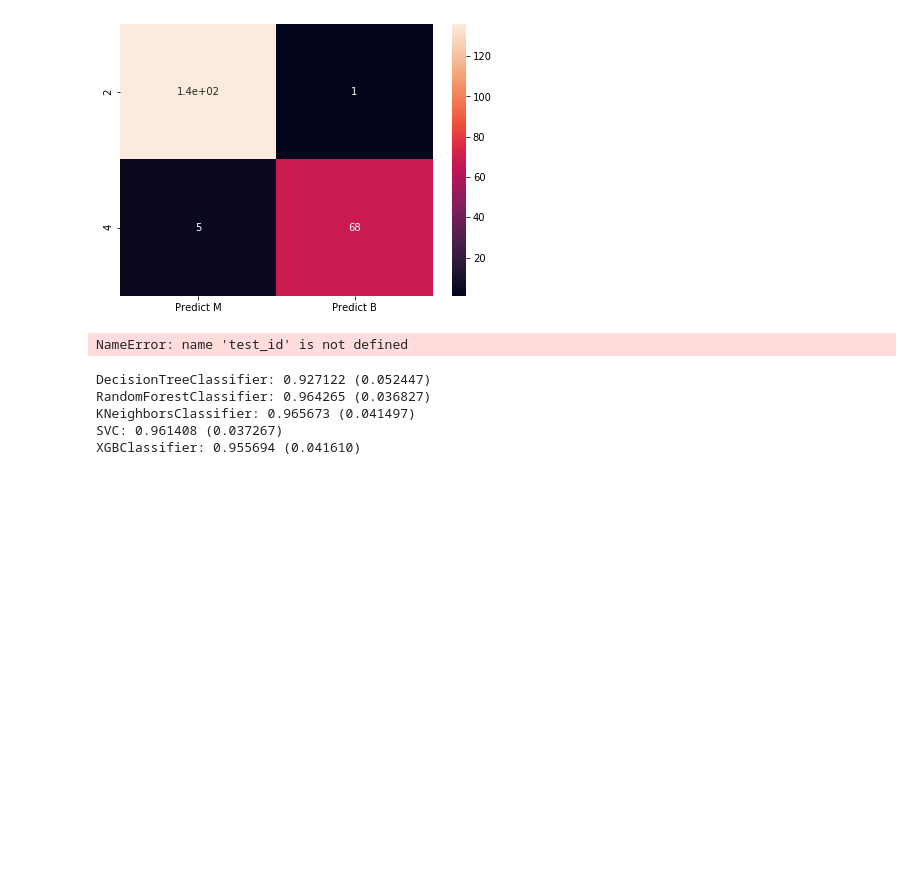
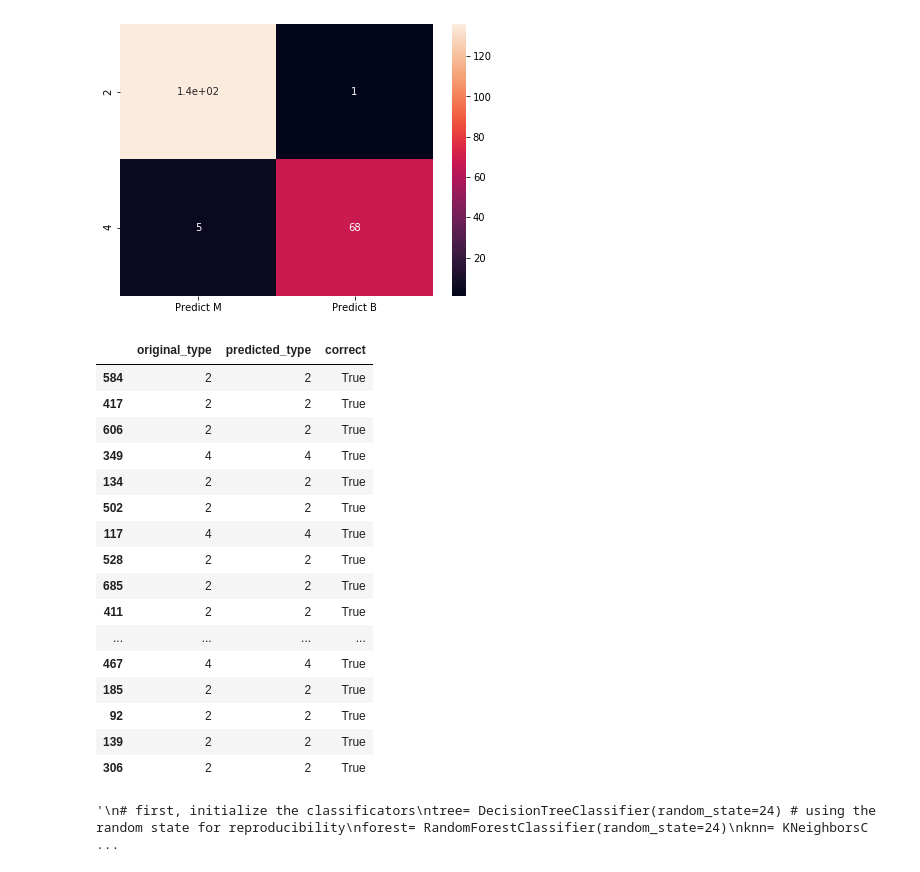
Before and after one commit to sakhawath19/Python, a Jupyter notebook: projects/breast_cancer/breast_cancer.ipynb, the cells around one changed output. Cells and saved outputs as stored; diff of their text form; code cells hidden in the pictures; blank space fills up the shorter version.

```diff
--- a/projects/breast_cancer/breast_cancer.ipynb
+++ b/projects/breast_cancer/breast_cancer.ipynb
@@ -380,12 +426,3 @@ sns.heatmap(df_cm, annot=True)
 Confusion Matrix For KNeighborsClassifier
 <matplotlib.axes._subplots.AxesSubplot at 0x...>
 [figure]
-# %%
-sub = pd.DataFrame()
-sub['id'] = test_id
-sub['Predict_Type'] = test_predict.astype(int)
-sub['Origin_Type'] = test_y
-sub['Correct'] = test_correct
-sub.head(10)
-# %% [output]
-NameError: name 'test_id' is not defined
@@ -410,4 +429,30 @@ from sklearn.ensemble import RandomForestClassifier
+# %%
+submission = pd.DataFrame()
+submission['original_type'] = y_test
+submission['predicted_type'] = predicted_1.astype(int)
+comp_col = np.where(submission["original_type"] == submission["predicted_type"], True, False)
+submission['correct'] = comp_col
+submission.head(100)
+# %% [output]
+|  | original_type | predicted_type | correct |
+| 584 | 2 | 2 | True |
+| 417 | 2 | 2 | True |
+| 606 | 2 | 2 | True |
+| 349 | 4 | 4 | True |
+| 134 | 2 | 2 | True |
+| 502 | 2 | 2 | True |
+| 117 | 4 | 4 | True |
+| 528 | 2 | 2 | True |
+| 685 | 2 | 2 | True |
+| 411 | 2 | 2 | True |
+| ... | ... | ... | ... |
+| 467 | 4 | 4 | True |
+| 185 | 2 | 2 | True |
+| 92 | 2 | 2 | True |
+| 139 | 2 | 2 | True |
+| 306 | 2 | 2 | True |
 # %%
+'''
 # first, initialize the classificators
 tree= DecisionTreeClassifier(random_state=24) # using the random state for reproducibility
 forest= RandomForestClassifier(random_state=24)
@@ -417,24 +462,22 @@ xboost= XGBClassifier(random_state=24)
 
 # now, create a list with the objects
 models= [tree, forest, knn, svm, xboost]
+
+
+# evaluate each model in turn
+results = []
+names = []
+scoring = 'accuracy'
+seed = 7
+
+
+for model in models:
+	kfold = model_selection.KFold(n_splits=10, random_state=None)
+	cv_results = model_selection.cross_val_score(model, X, y, cv=kfold, scoring=scoring)
+	results.append(cv_results)
+	names.append(type(model).__name__)
+	msg = "%s: %f (%f)" % (type(model).__name__, cv_results.mean(), cv_results.std())
+	print(msg)
+'''
+# %% [output]
+'\n# first, initialize the classificators\ntree= DecisionTreeClassifier(random_state=24) # using the random state for reproducibility\nforest= RandomForestClassifier(random_state=24)\nknn= KNeighborsC ...
-# %%
-# evaluate each model in turn
-results = []
-names = []
-scoring = 'accuracy'
-seed = 7
-
-
-for model in models:
-	kfold = model_selection.KFold(n_splits=10, random_state=None)
-	cv_results = model_selection.cross_val_score(model, X, y, cv=kfold, scoring=scoring)
-	results.append(cv_results)
-	names.append(type(model).__name__)
-	msg = "%s: %f (%f)" % (type(model).__name__, cv_results.mean(), cv_results.std())
-	print(msg)
-# %% [output]
-DecisionTreeClassifier: 0.927122 (0.052447)
-RandomForestClassifier: 0.964265 (0.036827)
-KNeighborsClassifier: 0.965673 (0.041497)
-SVC: 0.961408 (0.037267)
-XGBClassifier: 0.955694 (0.041610)
```
Also changed, not shown: parts of 17 cells of this notebook.
